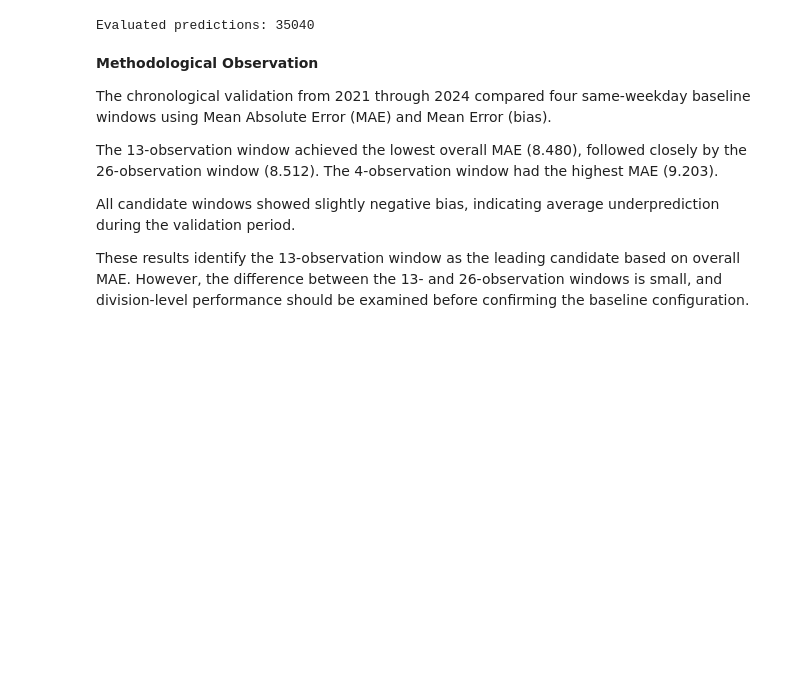
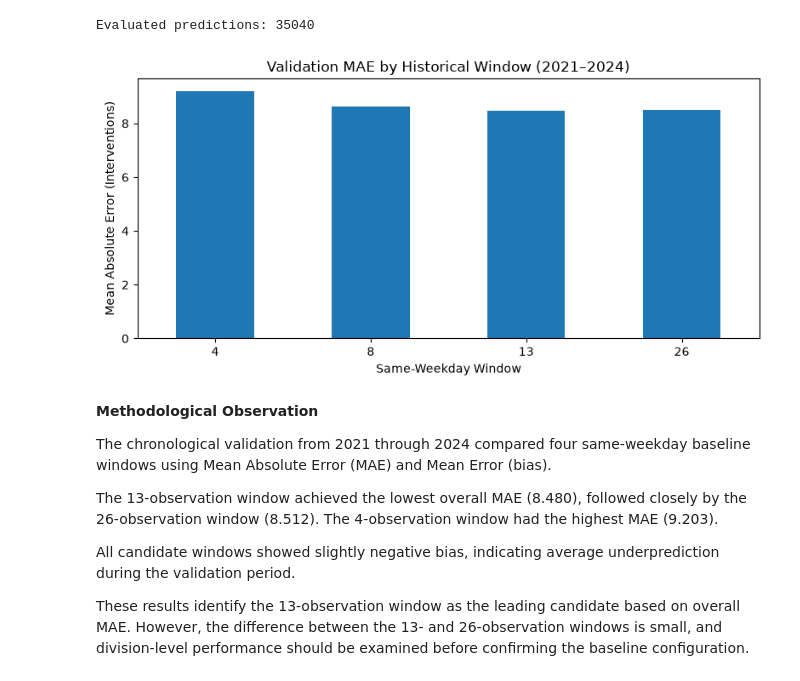
Before and after one commit to abouganemi/ycit440-sim-forecast, a Jupyter notebook: notebooks/modelling/2_SIM_Intervention_Demand_Forecasting_Baseline_Forecasting.ipynb, the cells around one changed output. Drawn from its saved outputs; the diff is of its cells as text; code cells hidden in the pictures; blank space fills up the shorter version.

```diff
--- a/notebooks/modelling/2_SIM_Intervention_Demand_Forecasting_Baseline_Forecasting.ipynb
+++ b/notebooks/modelling/2_SIM_Intervention_Demand_Forecasting_Baseline_Forecasting.ipynb
@@ -873,6 +905,23 @@ Validation performance by window:
 | 13 | 8.480 | -0.483 |
 | 26 | 8.512 | -0.893 |
 Evaluated predictions: 35040
+# %%
+import matplotlib.pyplot as plt
+
+# Compare validation MAE across candidate windows
+window_metrics["MAE"].plot(
+    kind="bar",
+    figsize=(8, 4)
+)
+
+plt.title("Validation MAE by Historical Window (2021–2024)")
+plt.xlabel("Same-Weekday Window")
+plt.ylabel("Mean Absolute Error (Interventions)")
+plt.xticks(rotation=0)
+plt.tight_layout()
+plt.show()
+# %% [output]
+[figure, added]
 # %% [markdown]
 **Methodological Observation**
 
```
Also changed, not shown: parts of 4 cells of this notebook, 4 other files.
